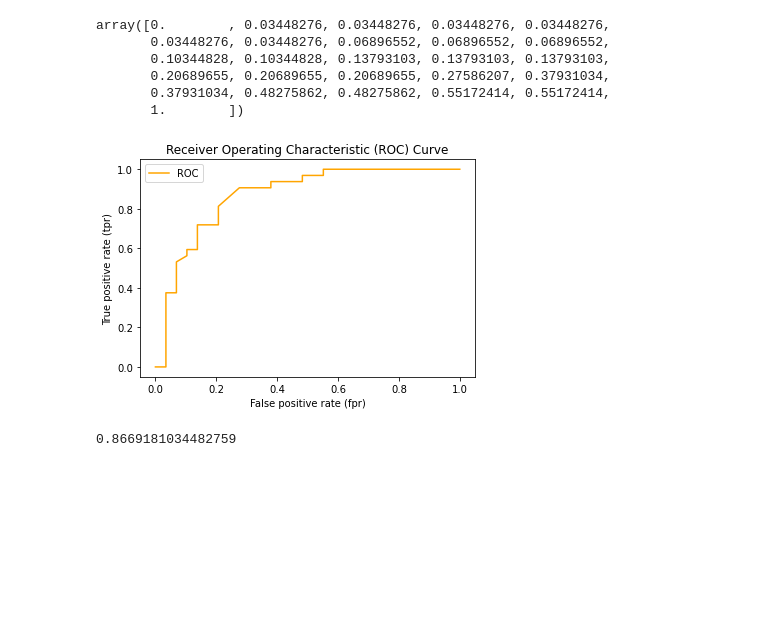
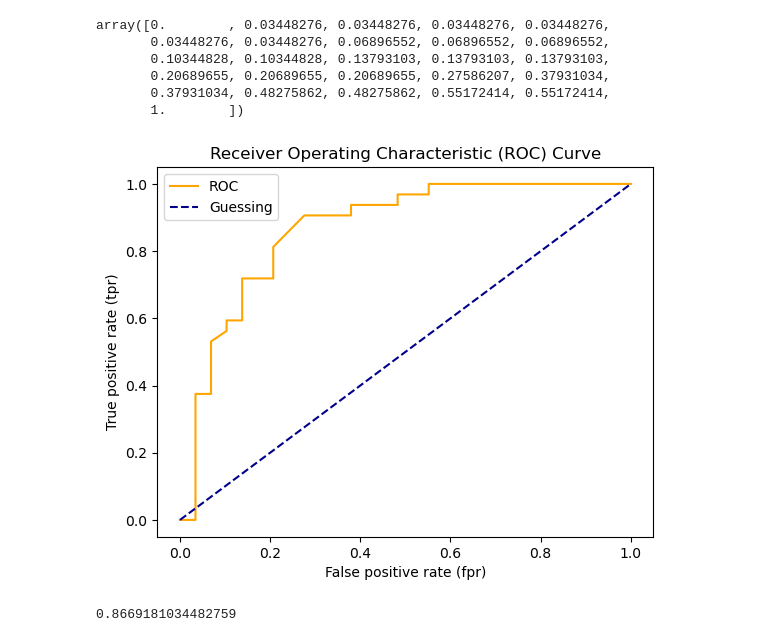
Before and after one commit to JonathaWRDCosta/ZTM-AI-ML-DataScience, a Jupyter notebook: sample_project/data/introduction-to-scikit-learn.ipynb, the cells around one changed output. Cells and saved outputs as stored; diff of their text form; code cells hidden in the pictures; blank space fills up the shorter version.

```diff
--- a/sample_project/data/introduction-to-scikit-learn.ipynb
+++ b/sample_project/data/introduction-to-scikit-learn.ipynb
@@ -1368,27 +1373,27 @@ array([0.        , 0.03448276, 0.03448276, 0.03448276, 0.03448276,
 # %%
 # Create a function for plotting ROC curves
 import matplotlib.pyplot as plt
 
 def plot_roc_curve(fpr, tpr):
     """
     Plots a ROC curve given the false positive rate (fpr)
     and true positive rate (tpr) of a model.
     """
     # Plot roc curve
     plt.plot(fpr, tpr, color="orange", label="ROC")
     # Plot line with no predictive power (baseline)
-    #plt.plot([0, 1], [0, 1], color="darkblue", linestyle="--", label="Guessing")
+    plt.plot([0, 1], [0, 1], color="darkblue", linestyle="--", label="Guessing")
 
     # Customize the plot
     plt.xlabel("False positive rate (fpr)")
     plt.ylabel("True positive rate (tpr)")
     plt.title("Receiver Operating Characteristic (ROC) Curve")
     plt.legend()
     plt.show()
 
 plot_roc_curve(fpr, tpr)
 # %% [output]
-[figure, old version]
+[figure, new version]
 # %%
 from sklearn.metrics import roc_auc_score
 
```
Also changed, not shown: parts of 38 cells of this notebook, 7 other files.
